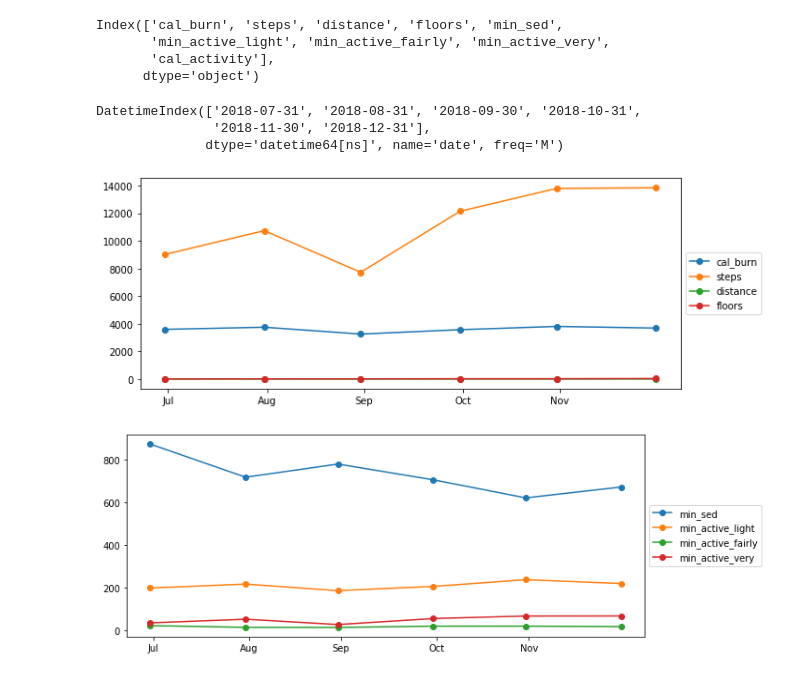
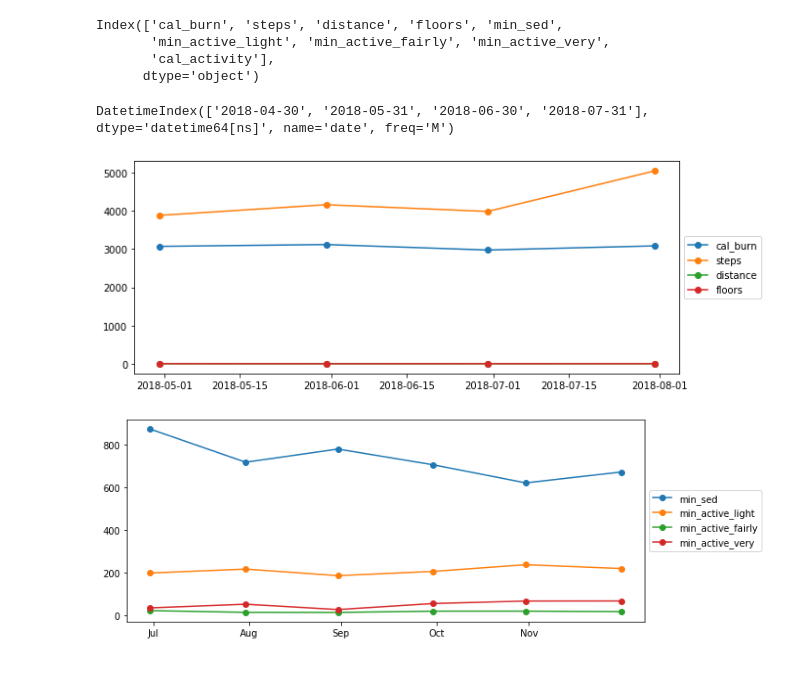
Before and after one commit to BlancoRD/Fitbit-Time-Series, a Jupyter notebook: setup.ipynb, the cells around one changed output. Cells and saved outputs as stored; diff of their text form; code cells hidden in the pictures.

```diff
--- a/setup.ipynb
+++ b/setup.ipynb
@@ -149,8 +149,14 @@ Split the data into train and test using the `split_date` from the acquire modul
 
 **Train**
  - July 16 to Dec 6, 2018
+# %%
+def split_date_back(df):
+
+	train = df[:'2018-07-16']
+	test = df['2018-07-15':]
+	return train, test
 # %%
-train, test = acquire.split_date(df)
+train, test = split_date_back(df)
 # %% [markdown]
 ## II. Explore
 # %% [markdown]
@@ -184,18 +190,16 @@ Index(['cal_burn', 'steps', 'distance', 'floors', 'min_sed',
 # %%
 train_month.index.unique()
 # %% [output]
-DatetimeIndex(['2018-07-31', '2018-08-31', '2018-09-30', '2018-10-31',
-               '2018-11-30', '2018-12-31'],
-              dtype='datetime64[ns]', name='date', freq='M')
+DatetimeIndex(['2018-04-30', '2018-05-31', '2018-06-30', '2018-07-31'], dtype='datetime64[ns]', name='date', freq='M')
 # %%
 plt.figure(figsize=(10,4))
 plt.plot(train_month.loc[:,['cal_burn','steps','distance','floors']], marker='o')
 plt.legend(['cal_burn', 'steps','distance','floors'],loc='center left', bbox_to_anchor=(1, 0.5))
-plt.xticks(["2018-08","2018-09","2018-10","2018-11","2018-12"],["Jul","Aug","Sep","Oct","Nov","Dec"])
+# plt.xticks(["2018-0","2018-11","2018-10","2018-09","2018-08"],["Dec","Nov","Oct","Sept","Aug","Jul"])
 
 plt.show()
 # %% [output]
-[figure, old version]
+[figure, new version]
 # %%
 plt.figure(figsize=(10,4))
 plt.plot(train_month.loc[:,['min_sed', 'min_active_light','min_active_fairly','min_active_very']], marker='o')
```
Also changed, not shown: 1 other file.
